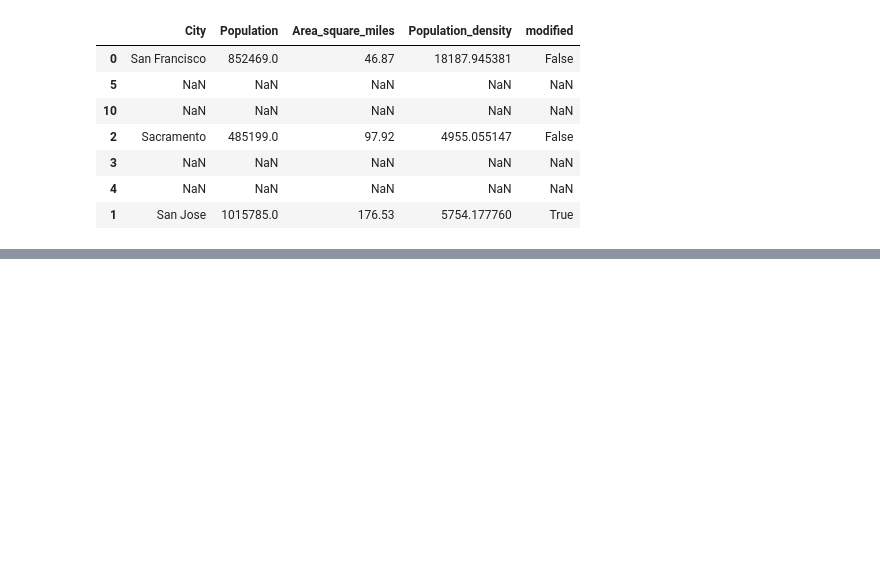
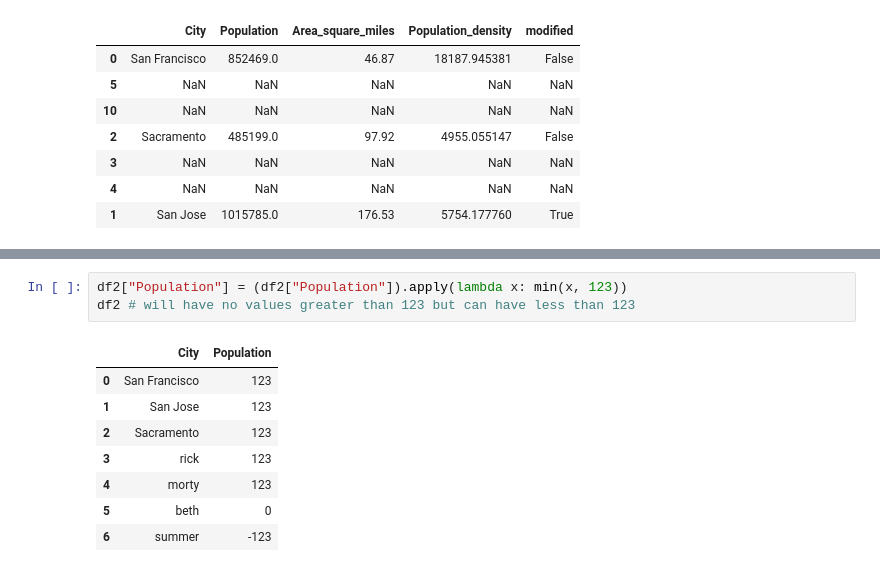
Before and after one commit to acesaif/ml_crash_course, a Jupyter notebook: pandas_intro/ml_pd.ipynb, the cells around one changed output, grey strips where cells are left out. Saved outputs shown, nothing was run; the diff lists cells and outputs as text; blank space fills up the shorter version.

Commit message:
Understand apply(min) and apply(max).

```diff
--- a/pandas_intro/ml_pd.ipynb
+++ b/pandas_intro/ml_pd.ipynb
@@ -187,0 +203,12 @@ display(cities.reindex([0, 5, 10, 2, 3, 4, 1]))
+# %%
+df2["Population"] = (df2["Population"]).apply(lambda x: min(x, 123))
+df2 # will have no values greater than 123 but can have less than 123
+# %% [output]
+|  | City | Population |
+| 0 | San Francisco | 123 |
+| 1 | San Jose | 123 |
+| 2 | Sacramento | 123 |
+| 3 | rick | 123 |
+| 4 | morty | 123 |
+| 5 | beth | 0 |
+| 6 | summer | -123 |
```
Also changed, not shown: parts of 3 cells of this notebook.
